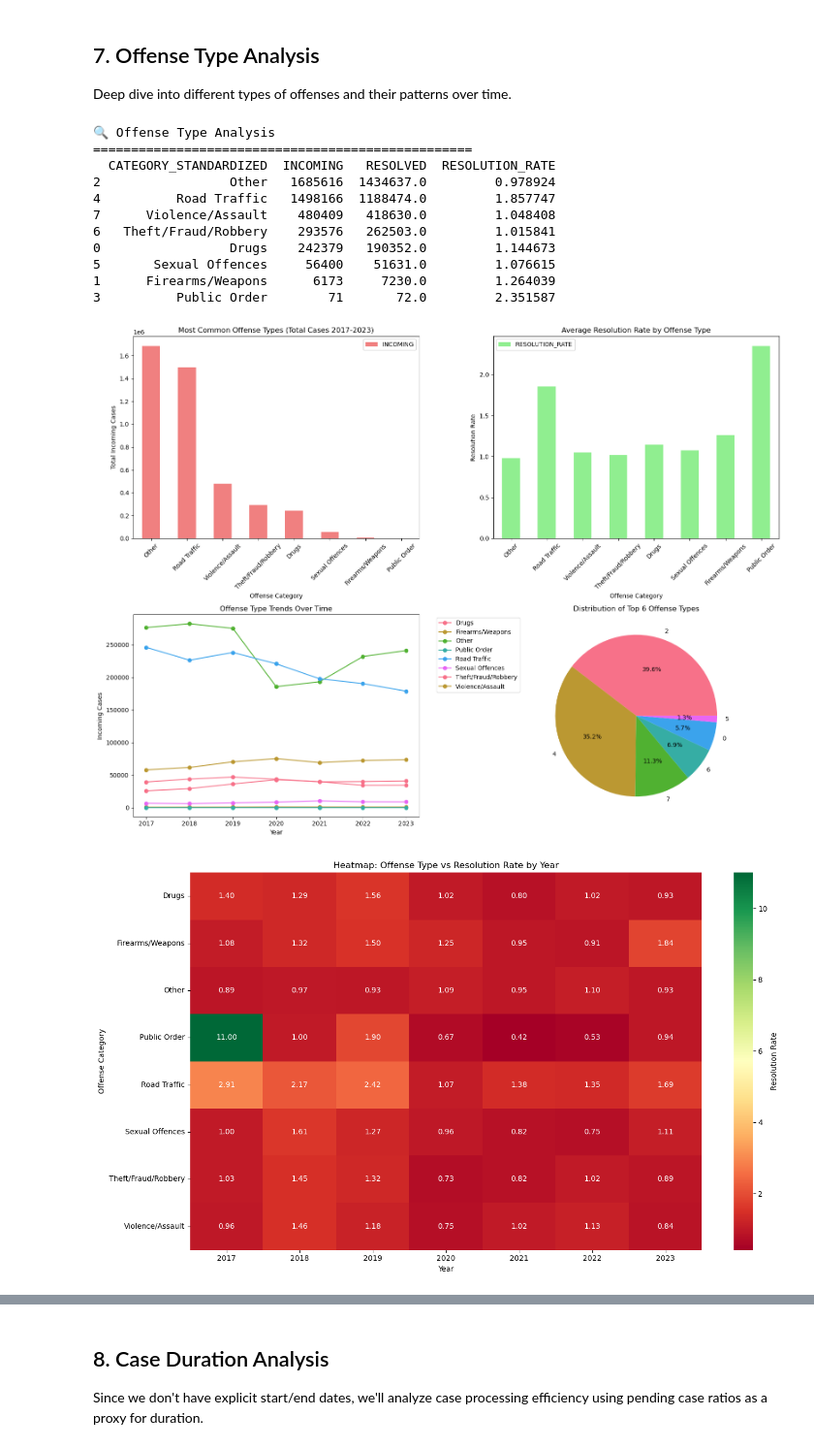
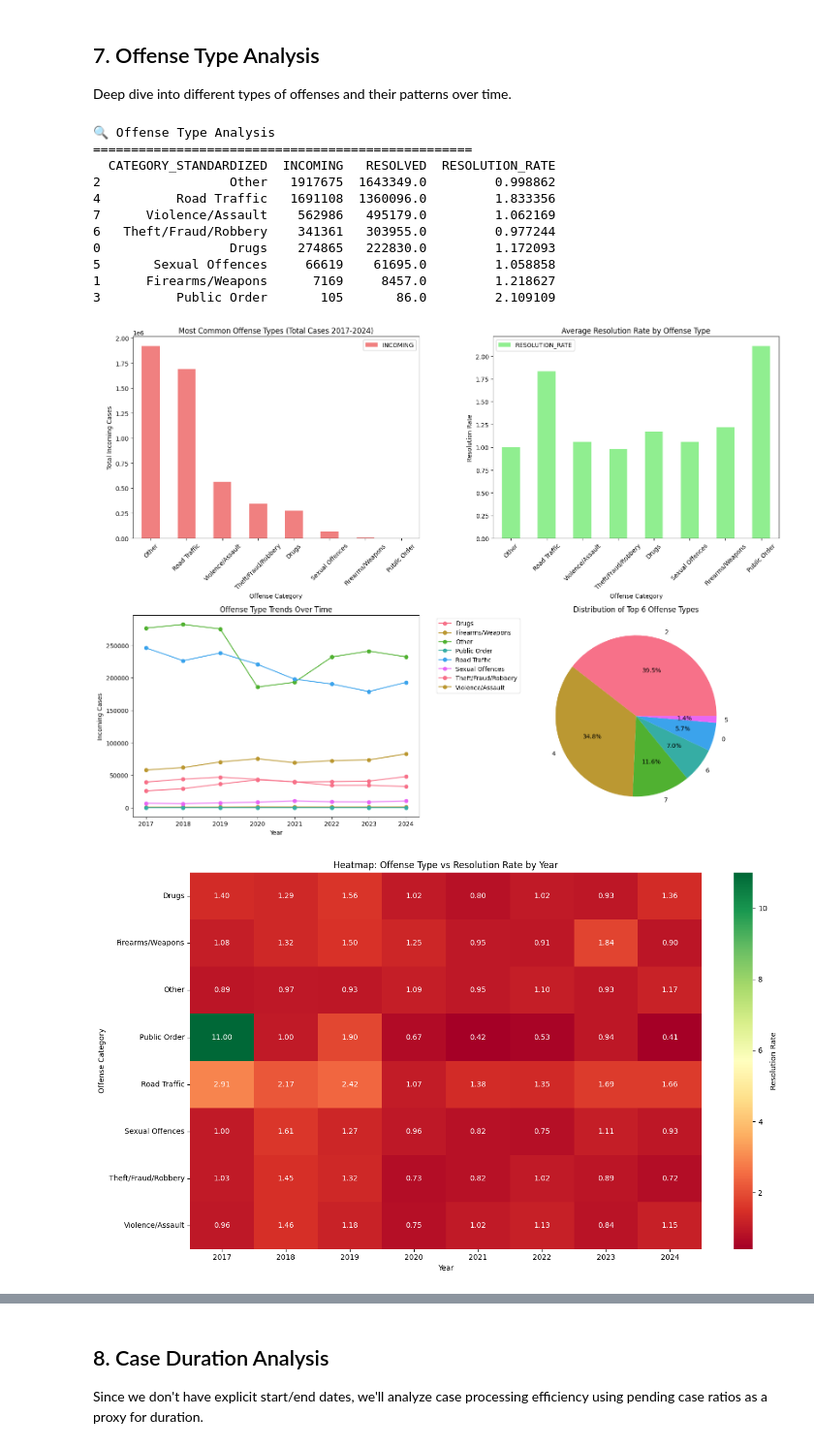
Before and after one commit to RobertoDure/Irish_Court_Cases_Analysis, a Jupyter notebook: irish_courts_analysis.ipynb, the cells around one changed output, grey strips where cells are left out. Shown at 97% size. Cells and saved outputs as stored; diff of their text form; code cells hidden in the pictures.

Commit message:
Adding 2024 dataset to the analysis

```diff
--- a/irish_courts_analysis.ipynb
+++ b/irish_courts_analysis.ipynb
@@ -418,7 +415,7 @@ fig, ((ax1, ax2), (ax3, ax4)) = plt.subplots(2, 2, figsize=(15, 10))
 
 # Plot 1: Total cases by jurisdiction
 jurisdiction_stats.plot(x='JURISDICTION', y='TOTAL_CASES', kind='bar', ax=ax1, color='skyblue')
-ax1.set_title('Total Cases by Jurisdiction (2017-2023)')
+ax1.set_title('Total Cases by Jurisdiction (2017-2024)')
 ax1.set_xlabel('Jurisdiction')
 ax1.set_ylabel('Total Cases')
 ax1.tick_params(axis='x', rotation=45)
@@ -533,7 +530,7 @@ fig.add_trace(
 )
 
 fig.update_layout(height=600, showlegend=True,
-                 title_text="Case Resolution Analysis (2017-2023)")
+                 title_text="Case Resolution Analysis (2017-2024)")
 fig.show()
 
 # Resolution rate statistics
@@ -594,7 +591,7 @@ fig, ((ax1, ax2), (ax3, ax4)) = plt.subplots(2, 2, figsize=(16, 12))
 
 # Plot 1: Most common offense types
 offense_stats.head(8).plot(x='CATEGORY_STANDARDIZED', y='INCOMING', kind='bar', ax=ax1, color='lightcoral')
-ax1.set_title('Most Common Offense Types (Total Cases 2017-2023)')
+ax1.set_title('Most Common Offense Types (Total Cases 2017-2024)')
 ax1.set_xlabel('Offense Category')
 ax1.set_ylabel('Total Incoming Cases')
 ax1.tick_params(axis='x', rotation=45)
@@ -629,42 +626,42 @@ plt.figure(figsize=(14, 8))
 sns.heatmap(offense_resolution_pivot.T, annot=True, fmt='.2f', cmap='RdYlGn',
             cbar_kws={'label': 'Resolution Rate'})
 plt.title('Heatmap: Offense Type vs Resolution Rate by Year')
 plt.xlabel('Year')
 plt.ylabel('Offense Category')
 plt.tight_layout()
 plt.show()
 
 # Calculate year-over-year changes for major offense types
 print(f"\n📈 Year-over-Year Changes in Major Offense Types:")
 print("=" * 50)
 top_offenses_list = offense_stats.head(5)['CATEGORY_STANDARDIZED'].tolist()
 
 for offense in top_offenses_list:
     offense_data = df[df['CATEGORY_STANDARDIZED'] == offense].groupby('YEAR')['INCOMING'].sum()
     yoy_change = offense_data.pct_change().mean() * 100
     print(f"{offense}: {yoy_change:+.1f}% average YoY change")
 
 # Seasonal analysis (if applicable - checking for patterns)
 print(f"\n📊 Offense Category Statistics:")
 print("=" * 30)
 for offense in top_offenses_list:
     offense_subset = df[df['CATEGORY_STANDARDIZED'] == offense]
     avg_cases = offense_subset['INCOMING'].mean()
     avg_resolution = offense_subset['RESOLUTION_RATE'].mean()
     print(f"{offense}: {avg_cases:.0f} avg cases/record, {avg_resolution:.1%} avg resolution rate")
 # %% [output]
 🔍 Offense Type Analysis
 ==================================================
   CATEGORY_STANDARDIZED  INCOMING   RESOLVED  RESOLUTION_RATE
-2                 Other   1685616  1434637.0         0.978924
-4          Road Traffic   1498166  1188474.0         1.857747
-7      Violence/Assault    480409   418630.0         1.048408
-6   Theft/Fraud/Robbery    293576   262503.0         1.015841
-0                 Drugs    242379   190352.0         1.144673
-5       Sexual Offences     56400    51631.0         1.076615
-1      Firearms/Weapons      6173     7230.0         1.264039
-3          Public Order        71       72.0         2.351587
+2                 Other   1917675  1643349.0         0.998862
+4          Road Traffic   1691108  1360096.0         1.833356
+7      Violence/Assault    562986   495179.0         1.062169
+6   Theft/Fraud/Robbery    341361   303955.0         0.977244
+0                 Drugs    274865   222830.0         1.172093
+5       Sexual Offences     66619    61695.0         1.058858
+1      Firearms/Weapons      7169     8457.0         1.218627
+3          Public Order       105       86.0         2.109109
-[figure, old version]
+[figure, new version]
-[figure, old version]
+[figure, new version]
 📈 Year-over-Year Changes in Major Offense Types:
 ==================================================
```
Also changed, not shown: parts of 9 cells of this notebook, 1 other file.
